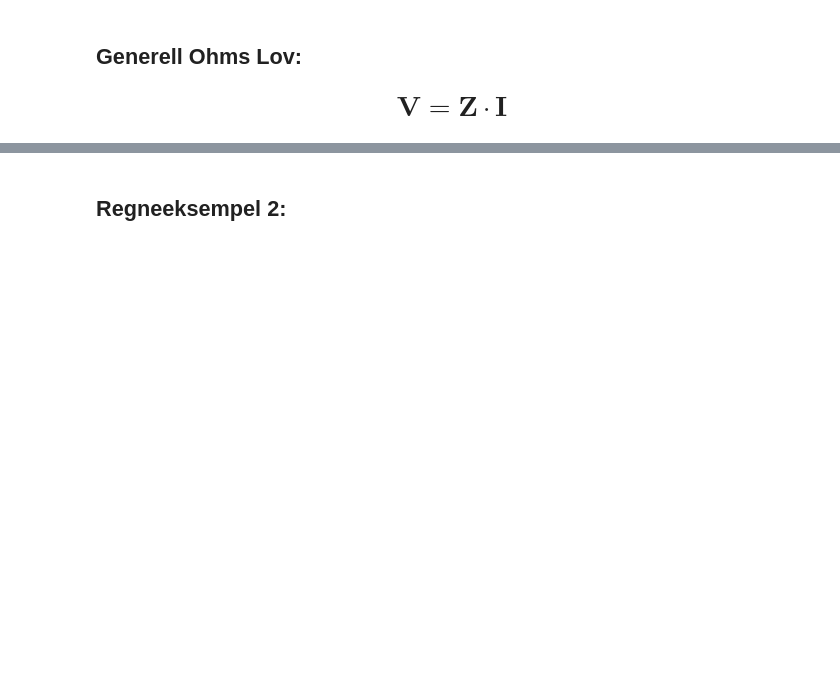
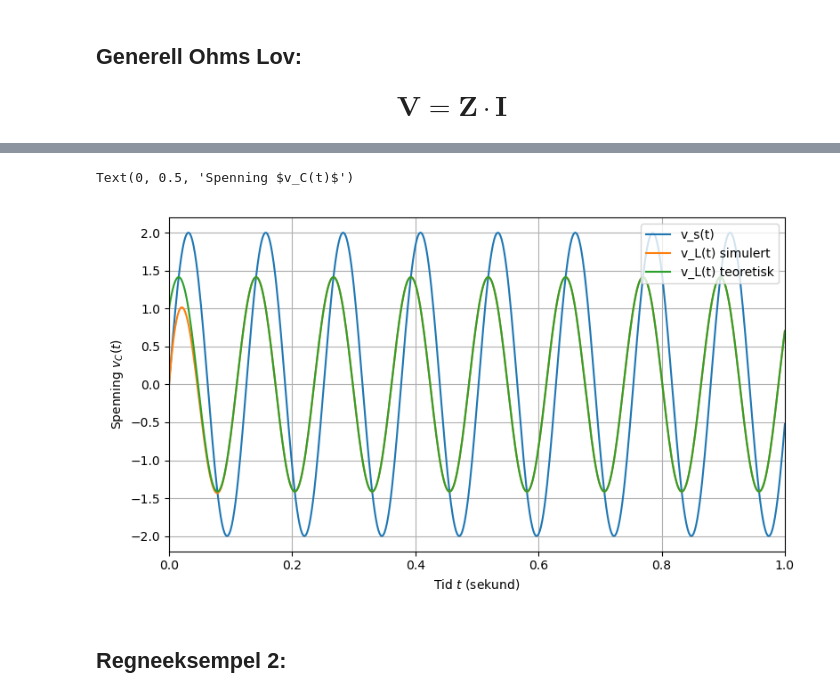
Before and after one commit to kaierih/AIS1004_Forelesninger, a Jupyter notebook: Uke07_Impedans.ipynb, the cells around one changed output, grey strips where cells are left out. Drawn from its saved outputs; the diff is of its cells as text; code cells hidden in the pictures; blank space fills up the shorter version.

```diff
--- a/Uke07_Impedans.ipynb
+++ b/Uke07_Impedans.ipynb
@@ -185,13 +185,41 @@ Total impedans i  en krets finnes ved å legge sammen inpedansen til individuell
 $$v_s(t) = 2\sin(50\cdot t), \ \ \ R = 10\Omega, \ \ \ L = 0.2H$$
 
 * Finn den totale impedansen ***Z***, strømmen ***I*** og spolespenningen $\boldsymbol{V}_L$
-# %%
-w = 50
-R = 10
-L = 0.2
-
-t = np.
-v_s = 2*np.sin(w*t)
+# %%
+# Parametre spenningskilde
+w = 50
+A = 2
+phi = 0 # grader
+
+# Komponentverdier Krets
+R = 10
+L = 0.2
+
+# Utregning
+V = A*np.exp(1j*np.deg2rad(phi)) # Viser spenning v_s(t)
+Z_R = R
+Z_L = 1j*w*L
+I = V/(Z_R + Z_L)
+V_L = I*Z_L
+v_L = np.abs(V_L)*np.sin(w*t + np.angle(V_L))
+
+
+# Simulering
+t = np.linspace(0, 1, 501)
+v_t = A*np.sin(w*t)
+RL_circ = sig.TransferFunction([1, 0], [1, R/L]) # Forklares senere
+_, v_L_sim, _= RL_circ.output(v_t, t) # v_C(t) når v_0(t) = 1V
+
+plt.figure()
+plt.plot(t, v_t, label=r"v_s(t)")
+plt.plot(t, v_L_sim, label=r"v_L(t) simulert")
+plt.plot(t, v_L, label=r"v_L(t) teoretisk")
+plt.legend(loc="upper right")
+plt.xlabel("Tid $t$ (sekund)")
+plt.ylabel("Spenning $v_C(t)$")
+# %% [output]
+Text(0, 0.5, 'Spenning $v_C(t)$')
+[figure, added]
 # %% [markdown]
 ## Regneeksempel 2:
 # %% [markdown]
```
Also changed, not shown: parts of 8 cells of this notebook, 2 other files.
